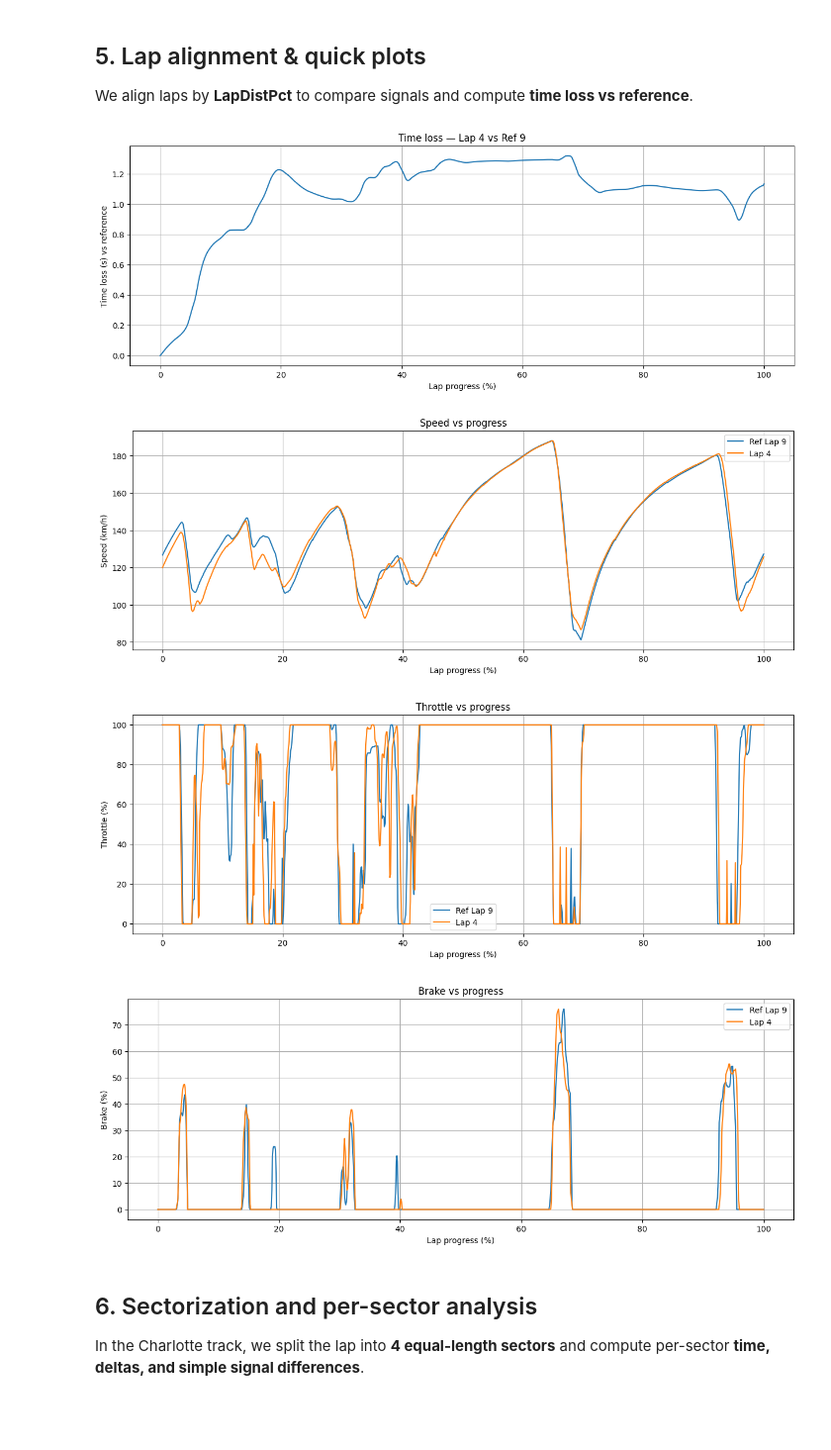
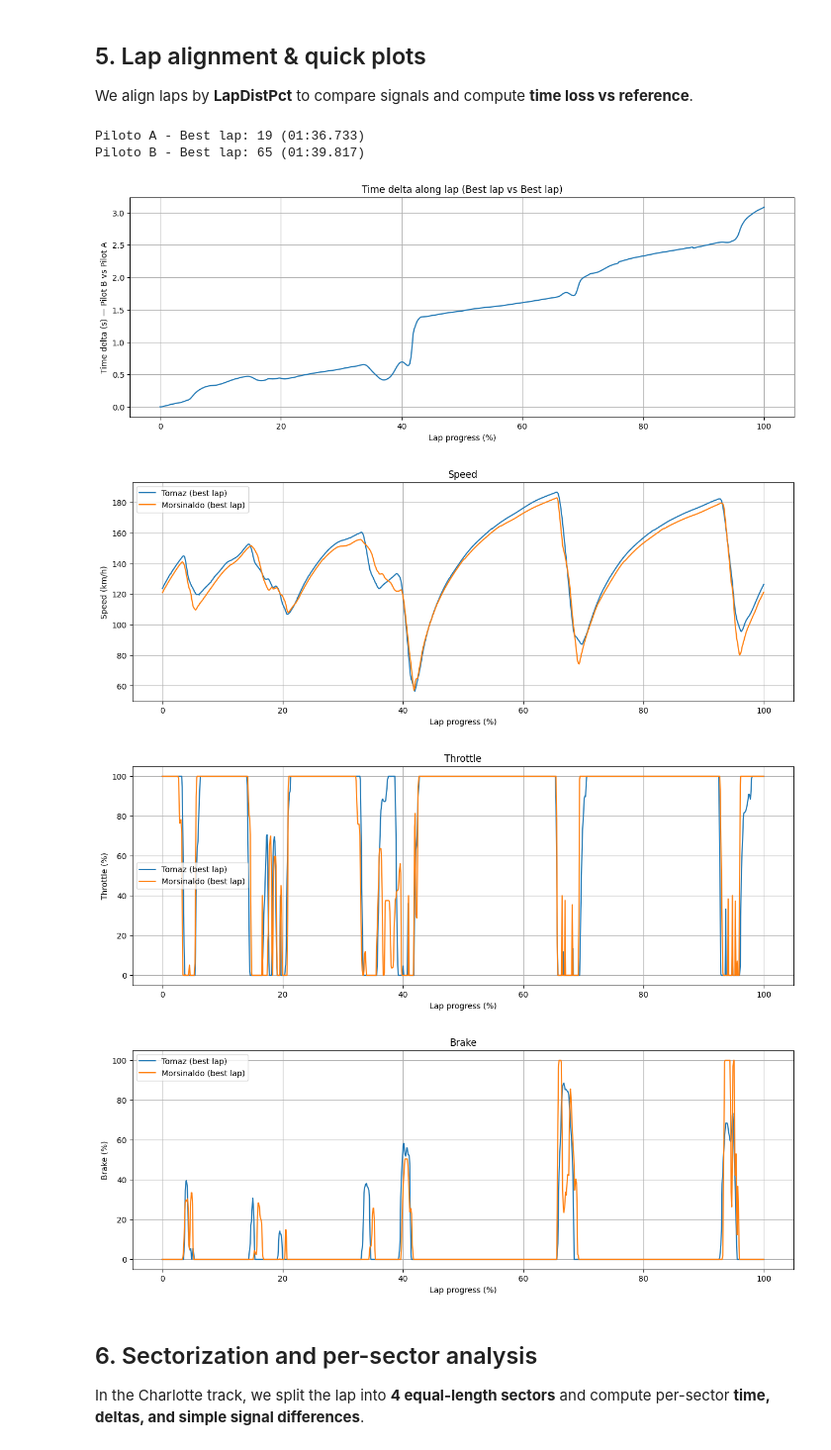
Before and after one commit to conect2ai/Racing4all, a Jupyter notebook: Iracing/Notebooks/iracing_new_heuristics.ipynb, the cells around one changed output. Shown at 99% size. Cells and saved outputs as stored; diff of their text form; code cells hidden in the pictures; blank space fills up the shorter version.

```diff
--- a/Iracing/Notebooks/iracing_new_heuristics.ipynb
+++ b/Iracing/Notebooks/iracing_new_heuristics.ipynb
@@ -255,0 +276,3 @@ def align_lap_by_dist(g: pd.DataFrame, grid: np.ndarray) -> Dict[str, np.ndarray
+# %%
+tomaz_df = basic_clean_and_units(raw_df)
+tomaz_df.head()
@@ -312,0 +346,11 @@ Target lap   : 4  (04:28.183)
+# %%
+# --- 1. EXTRAÇÃO DOS DADOS DO ARQUIVO .IBT ---
+root_path = "C:/Users/to_fi/OneDrive/Documents/GitHub/Doutorado/Racing4all/Iracing/"
+google_drive_path = "C:/Users/to_fi/OneDrive/Documents/Google Drive/Meu Drive/Estudos/Datasets - Simracing/Mazda - Charlotte"
+
+ibt_file = google_drive_path + "/mx5 mx52016_charlotte 2025 roval2025 2026-01-22 14-13-43(Morsinaldo).ibt"
+
+raw_morsinaldo_df = load_from_ibt(Path(ibt_file))
+#Data Cleaning
+morsinaldo_df = basic_clean_and_units(raw_morsinaldo_df)
+morsinaldo_df.head()
@@ -316,46 +419,61 @@ Target lap   : 4  (04:28.183)
 
 We align laps by **LapDistPct** to compare signals and compute **time loss vs reference**.
 # %%
+# --- Piloto A ---
+lap_df_A = build_lap_validity_table(tomaz_df)
+best_row_A = lap_df_A[lap_df_A["Valid"]].sort_values("LapTime_s").iloc[0]
+best_lap_A = int(best_row_A["Lap"])
 
+# --- Piloto B ---
+lap_df_B = build_lap_validity_table(morsinaldo_df)
+best_row_B = lap_df_B[lap_df_B["Valid"]].sort_values("LapTime_s").iloc[0]
+best_lap_B = int(best_row_B["Lap"])
+
+print(f"Piloto A - Best lap: {best_lap_A} ({format_laptime(best_row_A['LapTime_s'])})")
+print(f"Piloto B - Best lap: {best_lap_B} ({format_laptime(best_row_B['LapTime_s'])})")
+
+# Alinhamento por distância
 grid = np.linspace(0.0, 1.0, BASE_GRID_LEN)
 
-g_ref = df[df["Lap"] == ref_lap]
-g_tgt = df[df["Lap"] == target_lap]
+g_A = tomaz_df[tomaz_df["Lap"] == best_lap_A]
+g_B = morsinaldo_df[morsinaldo_df["Lap"] == best_lap_B]
 
-ref_interp = align_lap_by_dist(g_ref, grid)
-tgt_interp = align_lap_by_dist(g_tgt, grid)
+interp_A = align_lap_by_dist(g_A, grid)
+interp_B = align_lap_by_dist(g_B, grid)
+
 
 # Time-loss curve (target vs reference)
-time_loss = tgt_interp["t_rel"] - ref_interp["t_rel"]
+time_loss = interp_B["t_rel"] - interp_A["t_rel"]
 
 plt.figure(figsize=(15, 5))
-plt.plot(grid*100.0, time_loss)
+plt.plot(grid * 100.0, time_loss)
 plt.xlabel("Lap progress (%)")
-plt.ylabel("Time loss (s) vs reference")
-plt.title(f"Time loss — Lap {target_lap} vs Ref {ref_lap}")
+plt.ylabel("Time delta (s) — Pilot B vs Pilot A")
+plt.title("Time delta along lap (Best lap vs Best lap)")
 plt.grid(True)
 plt.show()
 
-# Overlay speed, throttle, brake
-def quick_plot(y1, y2, label, ylab):
+def quick_plot(yA, yB, label, ylab):
     plt.figure(figsize=(15, 5))
-    plt.plot(grid*100.0, y1, label=f"Ref Lap {ref_lap}")
-    plt.plot(grid*100.0, y2, label=f"Lap {target_lap}")
+    plt.plot(grid * 100.0, yA, label="Tomaz (best lap)")
+    plt.plot(grid * 100.0, yB, label="Morsinaldo (best lap)")
     plt.xlabel("Lap progress (%)")
     plt.ylabel(ylab)
-    plt.title(f"{label} vs progress")
+    plt.title(label)
     plt.legend()
     plt.grid(True)
     plt.show()
 
-quick_plot(ref_interp["speed"],    tgt_interp["speed"],    "Speed",    "Speed (km/h)")
-quick_plot(ref_interp["throttle"], tgt_interp["throttle"], "Throttle", "Throttle (%)")
-quick_plot(ref_interp["brake"],    tgt_interp["brake"],    "Brake",    "Brake (%)")
+quick_plot(interp_A["speed"],    interp_B["speed"],    "Speed",    "Speed (km/h)")
+quick_plot(interp_A["throttle"], interp_B["throttle"], "Throttle", "Throttle (%)")
+quick_plot(interp_A["brake"],    interp_B["brake"],    "Brake",    "Brake (%)")
 # %% [output]
+Piloto A - Best lap: 19 (01:36.733)
+Piloto B - Best lap: 65 (01:39.817)
-[figure, old version]
+[figure, new version]
-[figure, old version]
+[figure, new version]
-[figure, old version]
+[figure, new version]
-[figure, old version]
+[figure, new version]
 # %% [markdown]
 
 ## 6. Sectorization and per-sector analysis
```
Also changed, not shown: parts of 21 cells of this notebook, 1 other file.
